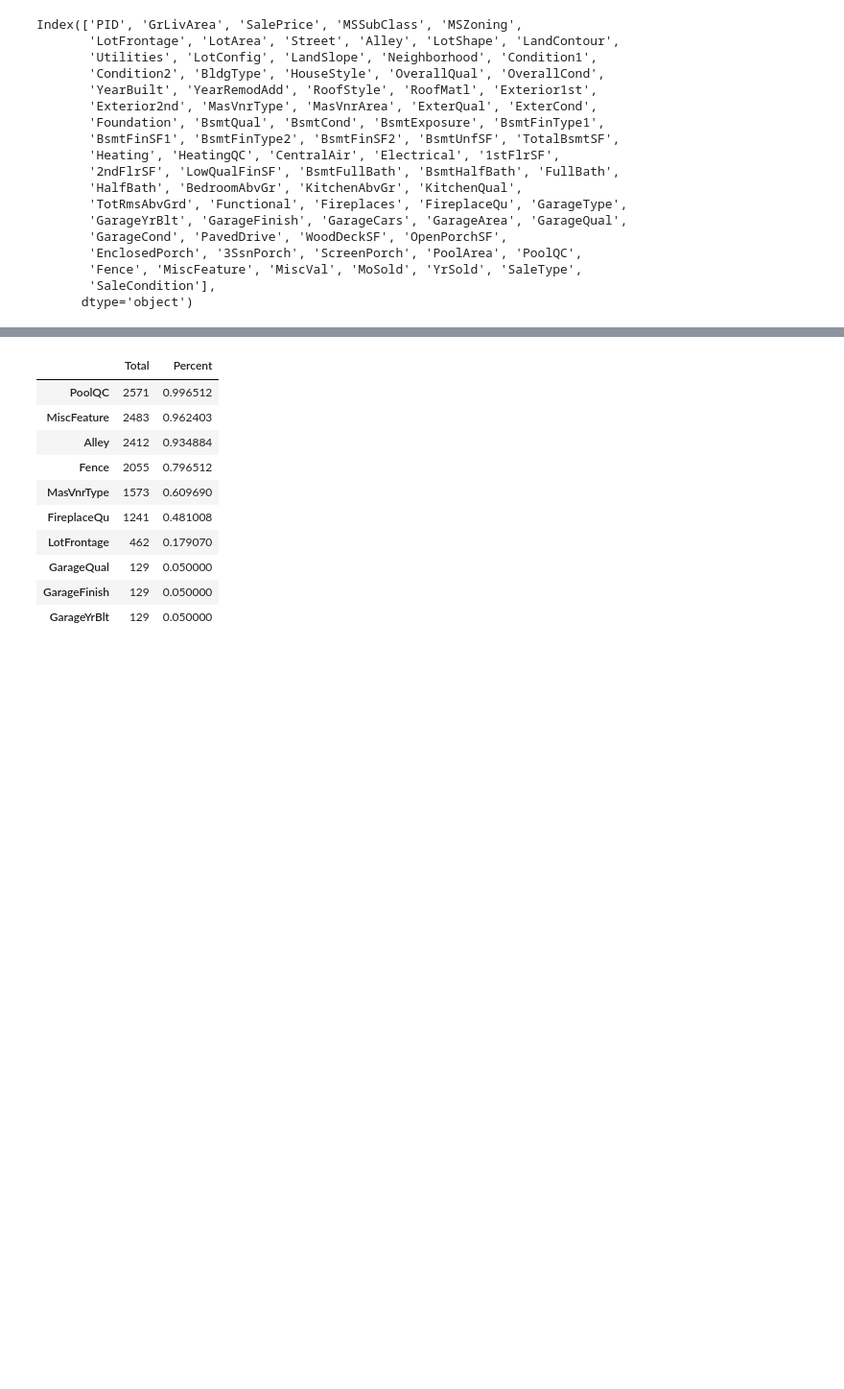
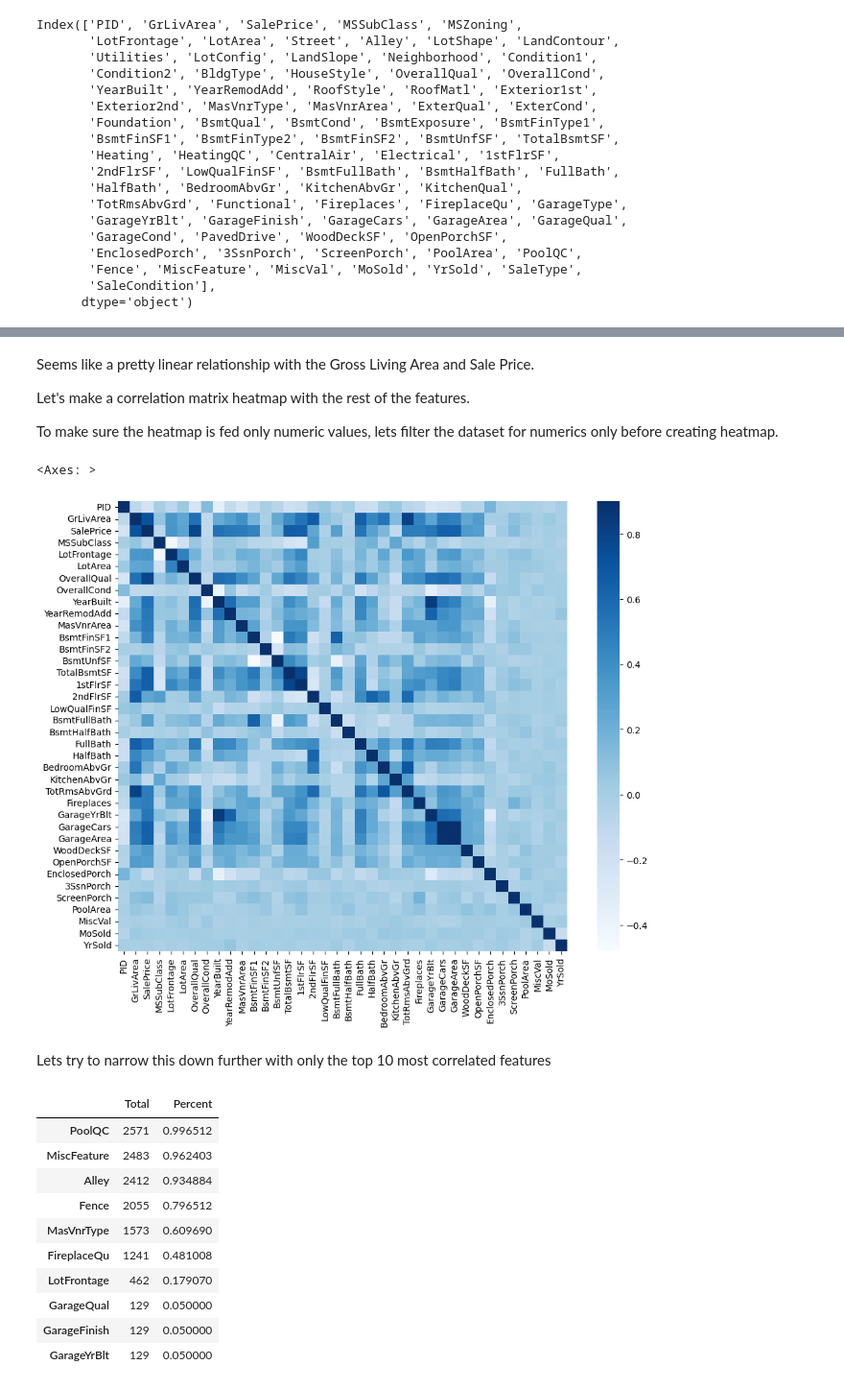
Before and after one commit to haidermumtaz/Machine-Learning-Project, a Jupyter notebook: housing_data_analysis.ipynb, the cells around one changed output, grey strips where cells are left out. Shown at 96% size. Drawn from its saved outputs; the diff is of its cells as text; code cells hidden in the pictures; blank space fills up the shorter version.

```diff
--- a/housing_data_analysis.ipynb
+++ b/housing_data_analysis.ipynb
@@ -50,3 +78,30 @@ Before we start analyzing these features and their relationship to the sale pric
+# %% [markdown]
+Seems like a pretty linear relationship with the Gross Living Area and Sale Price.
+
+Let's make a correlation matrix heatmap with the rest of the features.
+
+To make sure the heatmap is fed only numeric values, lets filter the dataset for numerics only before creating heatmap.
+# %%
+#numeric_dtypes = ['int16', 'int32', 'int64', 'float16', 'float32', 'float64']
+#numeric = []
+#for i in housing.columns:
+#    if housing[i].dtype in numeric_dtypes:
+#        if i in ['TotalSF', 'Total_Bathrooms','Total_porch_sf','haspool','hasgarage','hasbsmt','hasfireplace']:
+#            pass
+#        else:
+#            numeric.append(i)
+
+numeric_columns = housing.select_dtypes(include=['int64', 'float64']).columns
+
+
+corr = housing[numeric_columns].corr()
+plt.subplots(figsize=(12, 9))
+sns.heatmap(corr, vmax=0.9, cmap="Blues", square=True)
+# %% [output]
+<Axes: >
+[figure, added]
+# %% [markdown]
+Lets try to narrow this down further with only the top 10 most correlated features
 # %%
 # Display number of missing values (NaN) for each column
 total = housing.isnull().sum().sort_values(ascending=False)
```
Also changed, not shown: parts of 9 cells of this notebook.
